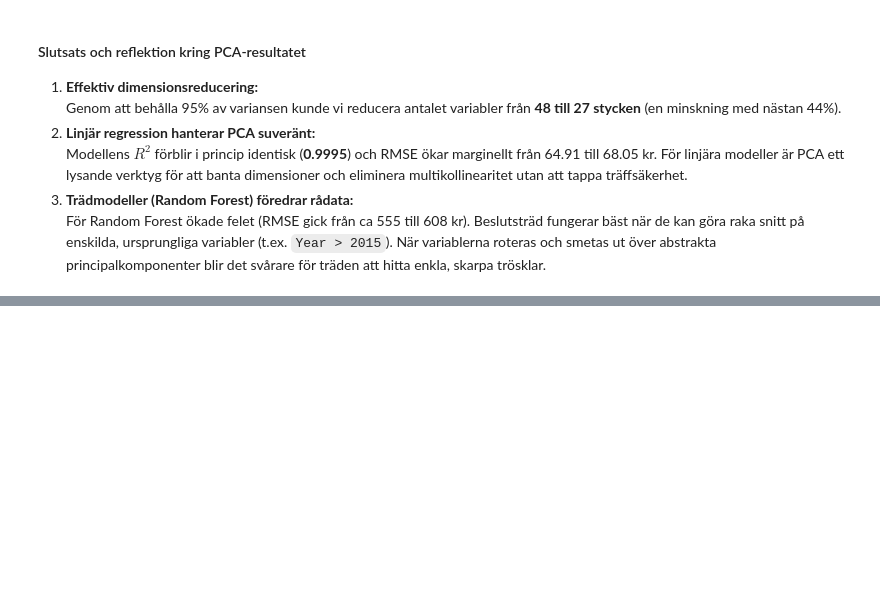
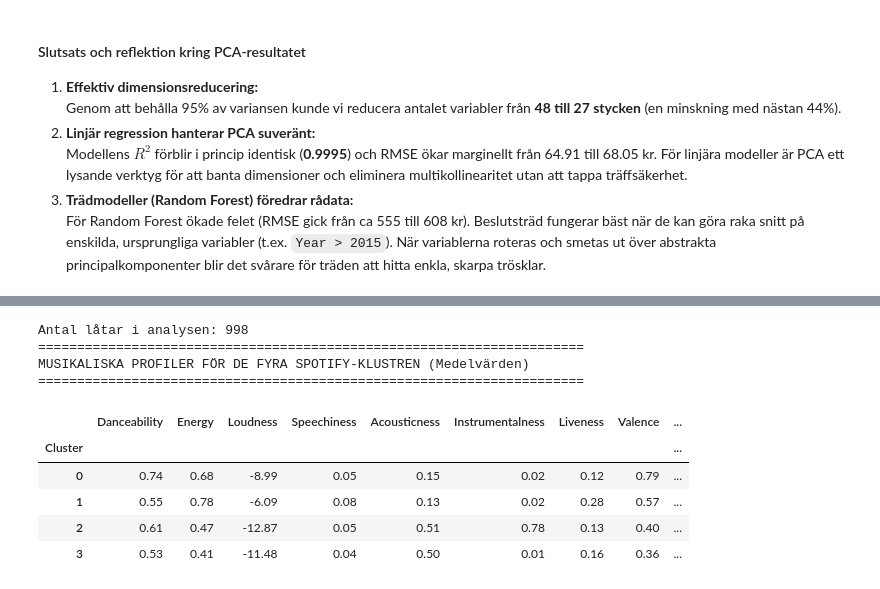
Before and after one commit to OskarUNLEASHED/-vningsuppgifter, a Jupyter notebook: Kunskapskontroll_1.ipynb, the cells around one changed output, grey strips where cells are left out. Cells and saved outputs as stored; diff of their text form; code cells hidden in the pictures; blank space fills up the shorter version.

```diff
--- a/Kunskapskontroll_1.ipynb
+++ b/Kunskapskontroll_1.ipynb
@@ -1677,0 +1874,57 @@ JÄMFÖRELSE AV MODELLER MED OCH UTAN PCA
+# %%
+import numpy as np
+import pandas as pd
+import matplotlib.pyplot as plt
+import seaborn as sns
+from sklearn.cluster import KMeans
+from sklearn.preprocessing import StandardScaler
+from sklearn.decomposition import PCA
+from sklearn.metrics import silhouette_score
+
+# 1. Läs in Spotify-datan
+df_spotify = pd.read_csv("data/1980sClassics.csv")
+print(f"Antal låtar i analysen: {len(df_spotify)}")
+
+audio_features = [
+    "Danceability", "Energy", "Loudness", "Speechiness",
+    "Acousticness", "Instrumentalness", "Liveness", "Valence", "Tempo"
+]
+
+X_audio = df_spotify[audio_features]
+
+# 2. Standardisera alla ljudvariabler
+scaler_spot = StandardScaler()
+X_audio_scaled = scaler_spot.fit_transform(X_audio)
+
+# 3. Hitta lämpligt k via Inertia och Silhouette score
+k_range = range(2, 9)
+inertias_spot = []
+sils_spot = []
+
+for k in k_range:
+    km = KMeans(n_clusters=k, random_state=42, n_init=10)
+    km.fit(X_audio_scaled)
+    inertias_spot.append(km.inertia_)
+    sils_spot.append(silhouette_score(X_audio_scaled, km.labels_))
+
+# 4. Träna slutgiltig modell med k = 4 (ger mycket tydliga och tolkbara musikaliska personas)
+kmeans_final = KMeans(n_clusters=4, random_state=42, n_init=10)
+df_spotify["Cluster"] = kmeans_final.fit_predict(X_audio_scaled)
+
+# 5. Klusterprofilering: Beräkna medelvärden för ljudegenskaperna per kluster
+cluster_profiles = df_spotify.groupby("Cluster")[audio_features].mean()
+print("=" * 70)
+print("MUSIKALISKA PROFILER FÖR DE FYRA SPOTIFY-KLUSTREN (Medelvärden)")
+print("=" * 70)
+display(cluster_profiles.round(2))
+# %% [output]
+Antal låtar i analysen: 998
+======================================================================
+MUSIKALISKA PROFILER FÖR DE FYRA SPOTIFY-KLUSTREN (Medelvärden)
+======================================================================
+|  | Danceability | Energy | Loudness | Speechiness | Acousticness | Instrumentalness | Liveness | Valence | ... |
+| Cluster |  |  |  |  |  |  |  |  | ... |
+| 0 | 0.74 | 0.68 | -8.99 | 0.05 | 0.15 | 0.02 | 0.12 | 0.79 | ... |
+| 1 | 0.55 | 0.78 | -6.09 | 0.08 | 0.13 | 0.02 | 0.28 | 0.57 | ... |
+| 2 | 0.61 | 0.47 | -12.87 | 0.05 | 0.51 | 0.78 | 0.13 | 0.40 | ... |
+| 3 | 0.53 | 0.41 | -11.48 | 0.04 | 0.50 | 0.01 | 0.16 | 0.36 | ... |
```
Also changed, not shown: parts of 16 cells of this notebook.
